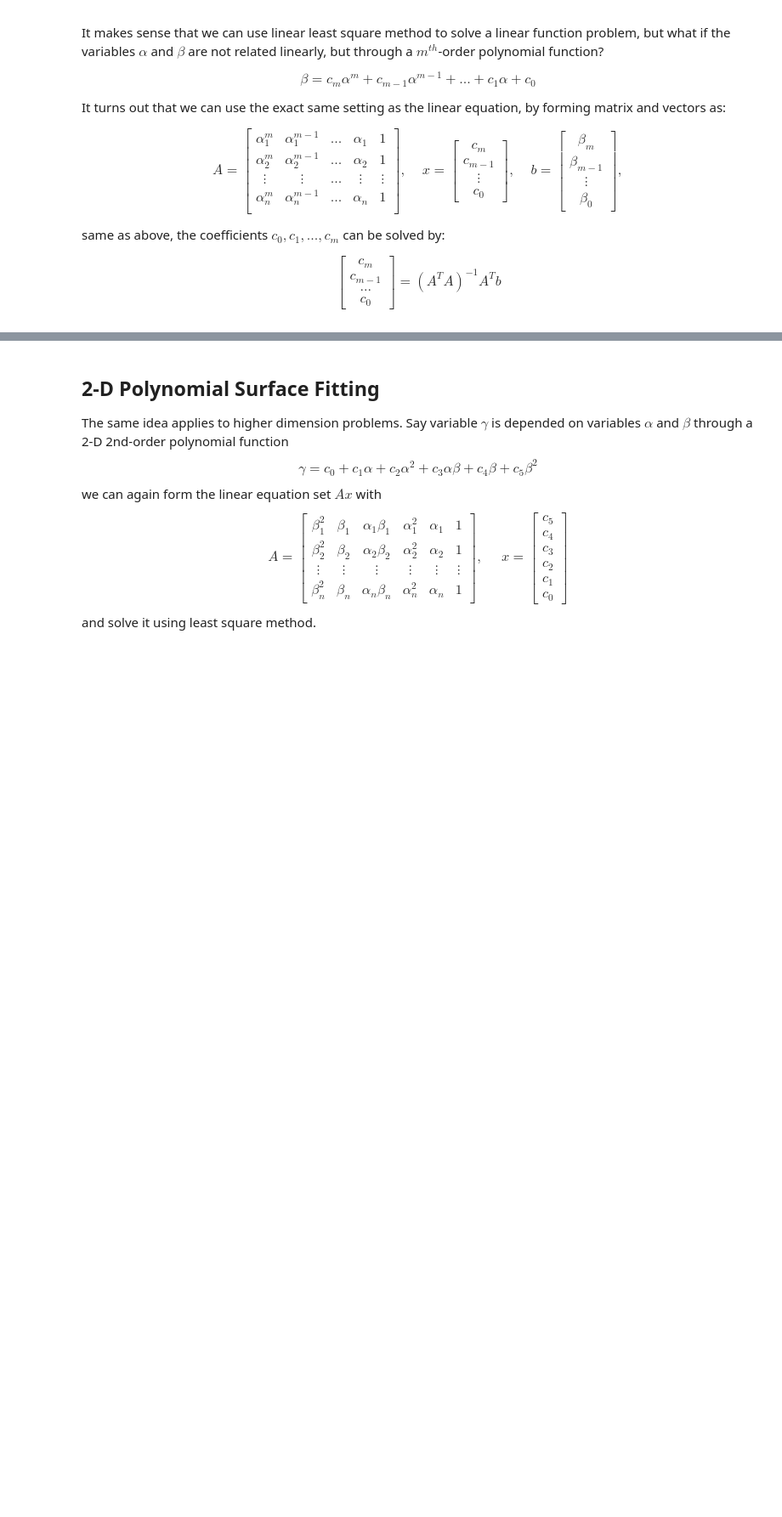
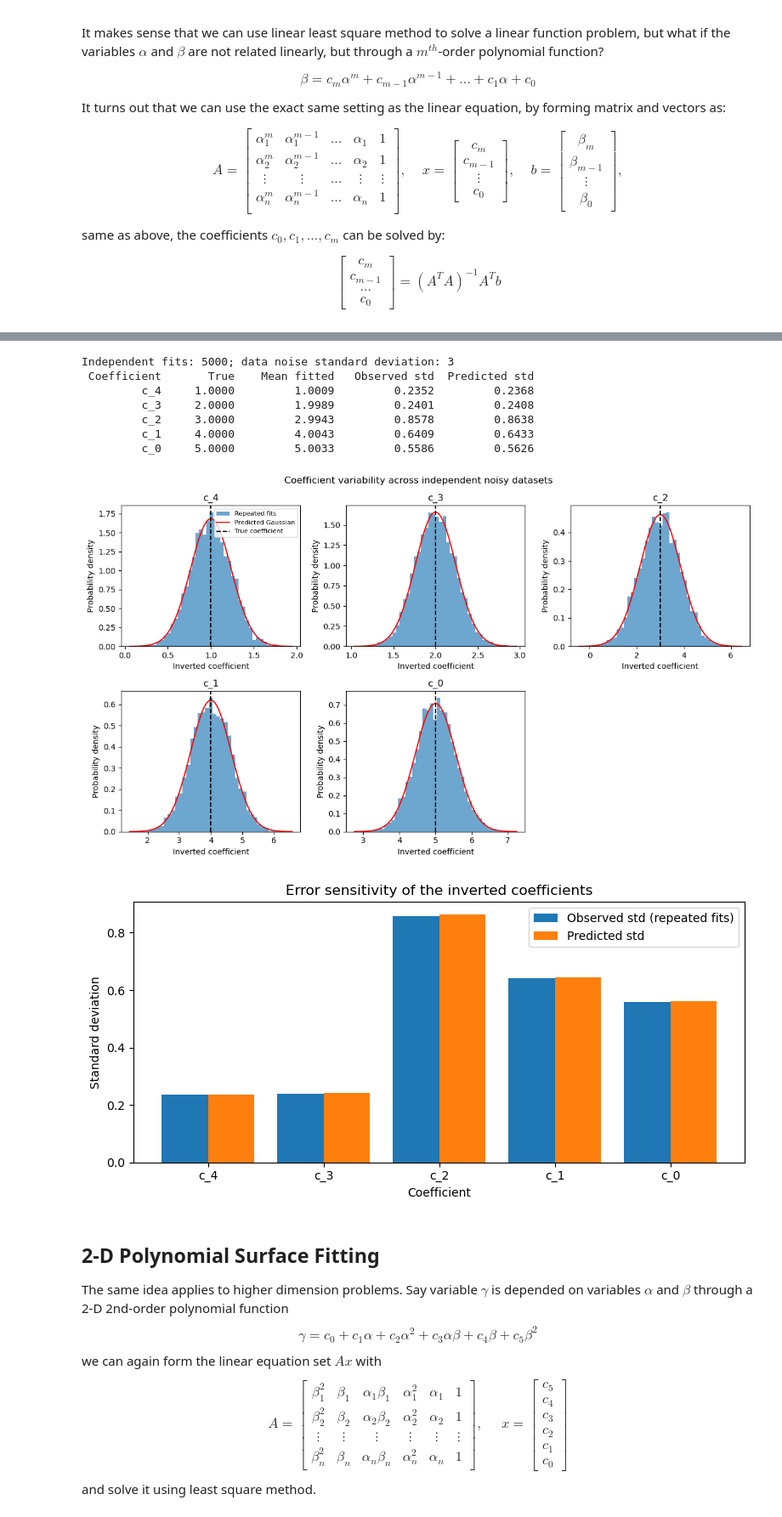
Before and after one commit to jinwar/GeophysicsComputing_GPGN436536, a Jupyter notebook: 09_Regression.ipynb, the cells around one changed output, grey strips where cells are left out. Shown at 85% size. Drawn from its saved outputs; the diff is of its cells as text; code cells hidden in the pictures; blank space fills up the shorter version.

```diff
--- a/09_Regression.ipynb
+++ b/09_Regression.ipynb
@@ -312,3 +305,70 @@ Coefficient standard deviations (1 sigma): [0.23675175 0.24084076 0.86379481 0.6
+# %%
+# Repeat the preceding polynomial fit with independent Gaussian noise
+# Reuse c, x, A, true_fun, and noise_level from the fitting example.
+n_repeats = 5000
+rng = np.random.default_rng(42) # reproducible repeated-fit demonstration
+inverted_coefficients = np.zeros((n_repeats,len(c)))
+
+for trial in range(n_repeats):
+    y_trial = true_fun(x) + rng.normal(0,noise_level,len(x))
+    inverted_coefficients[trial,:] = np.linalg.lstsq(A,y_trial,rcond=None)[0]
+
+# Compare observed coefficient variability with the theoretical prediction.
+G = np.linalg.pinv(A)
+predicted_std = noise_level*np.sqrt(np.sum(G**2,axis=1))
+observed_std = np.std(inverted_coefficients,axis=0,ddof=1)
+mean_coefficients = np.mean(inverted_coefficients,axis=0)
+coefficient_names = [f'c_{degree}' for degree in range(len(c)-1,-1,-1)]
+
+print(f'Independent fits: {n_repeats}; data noise standard deviation: {noise_level}')
+print(f'{"Coefficient":>12} {"True":>10} {"Mean fitted":>14} {"Observed std":>14} {"Predicted std":>14}')
+for j,name in enumerate(coefficient_names):
+    print(f'{name:>12} {c[j]:10.4f} {mean_coefficients[j]:14.4f} '
+          f'{observed_std[j]:14.4f} {predicted_std[j]:14.4f}')
+
+# Show the distribution of each inverted coefficient.
+fig,axes = plt.subplots(2,3,figsize=(12,7))
+for j,ax in enumerate(axes.flat):
+    if j >= len(c):
+        ax.axis('off')
+        continue
+    ax.hist(inverted_coefficients[:,j],bins=40,density=True,
+            alpha=0.65,label='Repeated fits')
+    values = np.linspace(c[j]-4*predicted_std[j],c[j]+4*predicted_std[j],200)
+    density = np.exp(-0.5*((values-c[j])/predicted_std[j])**2)
+    density /= np.sqrt(2*np.pi)*predicted_std[j]
+    ax.plot(values,density,'r-',label='Predicted Gaussian')
+    ax.axvline(c[j],color='k',linestyle='--',label='True coefficient')
+    ax.set_title(coefficient_names[j])
+    ax.set_xlabel('Inverted coefficient')
+    ax.set_ylabel('Probability density')
+axes[0,0].legend(fontsize=8)
+fig.suptitle('Coefficient variability across independent noisy datasets')
+fig.tight_layout()
+plt.show()
+
+# Direct comparison of observed and predicted coefficient standard deviations.
+positions = np.arange(len(c))
+plt.figure(figsize=(8,4))
+plt.bar(positions-0.2,observed_std,width=0.4,label='Observed std (repeated fits)')
+plt.bar(positions+0.2,predicted_std,width=0.4,label='Predicted std')
+plt.xticks(positions,coefficient_names)
+plt.xlabel('Coefficient')
+plt.ylabel('Standard deviation')
+plt.title('Error sensitivity of the inverted coefficients')
+plt.legend()
+plt.tight_layout()
+plt.show()
+# %% [output]
+Independent fits: 5000; data noise standard deviation: 3
+ Coefficient       True    Mean fitted   Observed std  Predicted std
+         c_4     1.0000         1.0009         0.2352         0.2368
+         c_3     2.0000         1.9989         0.2401         0.2408
+         c_2     3.0000         2.9943         0.8578         0.8638
+         c_1     4.0000         4.0043         0.6409         0.6433
+         c_0     5.0000         5.0033         0.5586         0.5626
+[figure, added]
+[figure, added]
 # %% [markdown]
 ## 2-D Polynomial Surface Fitting
 
```
Also changed, not shown: parts of 13 cells of this notebook.
